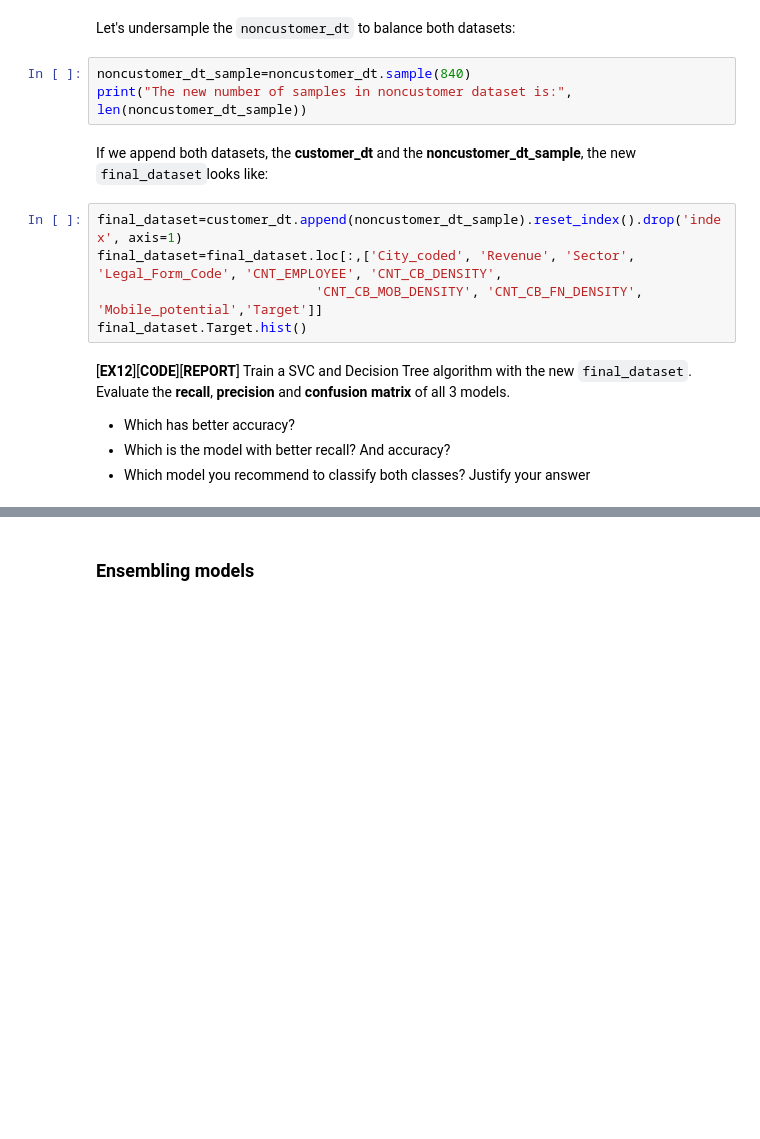
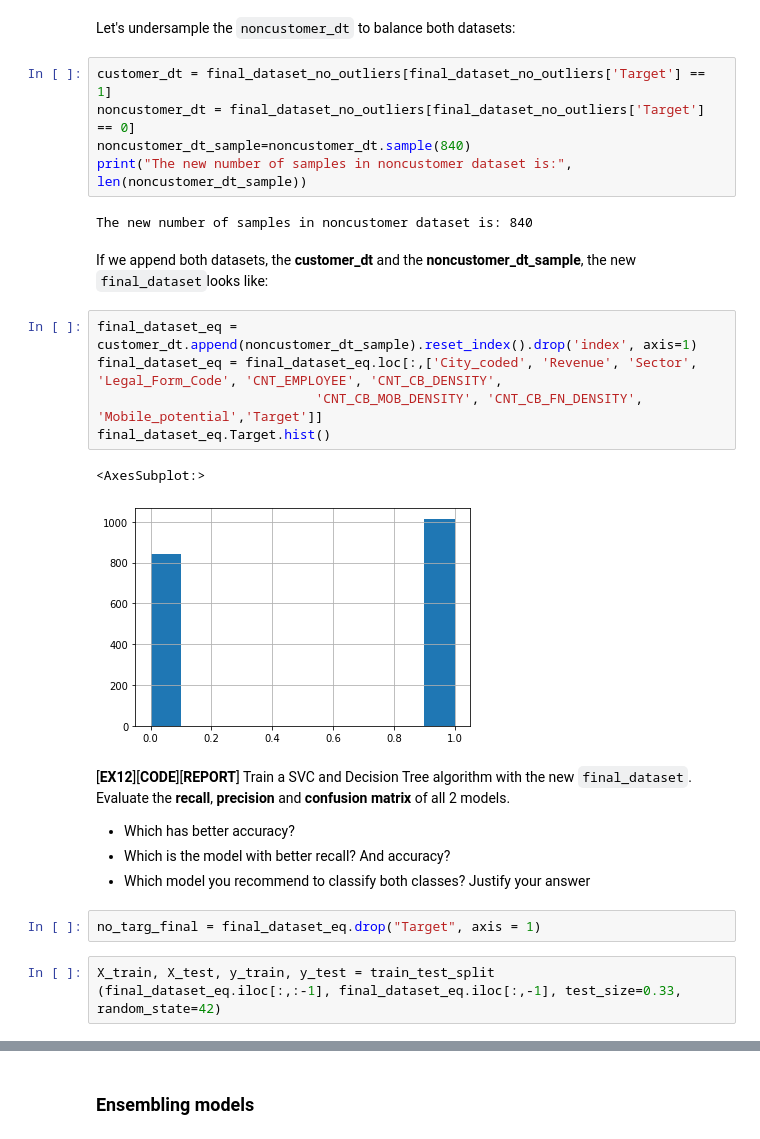
Before and after one commit to alex1162/Machine-Learning, a Jupyter notebook: PJ2/P02.ipynb, the cells around one changed output, grey strips where cells are left out. Saved outputs shown, nothing was run; the diff lists cells and outputs as text; blank space fills up the shorter version.

```diff
--- a/PJ2/P02.ipynb
+++ b/PJ2/P02.ipynb
@@ -637,17 +610,28 @@ Let's check the type of balancing we have in our training and test datasets.
 # %% [markdown]
 Let's undersample the `noncustomer_dt` to balance both datasets:
 # %%
+customer_dt = final_dataset_no_outliers[final_dataset_no_outliers['Target'] == 1]
+noncustomer_dt = final_dataset_no_outliers[final_dataset_no_outliers['Target'] == 0]
 noncustomer_dt_sample=noncustomer_dt.sample(840)
 print("The new number of samples in noncustomer dataset is:", len(noncustomer_dt_sample))
+# %% [output]
+The new number of samples in noncustomer dataset is: 840
 # %% [markdown]
 If we append both datasets, the **customer_dt** and the **noncustomer_dt_sample**, the new `final_dataset`looks like:
 # %%
-final_dataset=customer_dt.append(noncustomer_dt_sample).reset_index().drop('index', axis=1)
-final_dataset=final_dataset.loc[:,['City_coded', 'Revenue', 'Sector', 'Legal_Form_Code', 'CNT_EMPLOYEE', 'CNT_CB_DENSITY',
+final_dataset_eq = customer_dt.append(noncustomer_dt_sample).reset_index().drop('index', axis=1)
+final_dataset_eq = final_dataset_eq.loc[:,['City_coded', 'Revenue', 'Sector', 'Legal_Form_Code', 'CNT_EMPLOYEE', 'CNT_CB_DENSITY',
                             'CNT_CB_MOB_DENSITY', 'CNT_CB_FN_DENSITY', 'Mobile_potential','Target']]
-final_dataset.Target.hist()
+final_dataset_eq.Target.hist()
+# %% [output]
+<AxesSubplot:>
+[figure, added]
 # %% [markdown]
-[**EX12**][**CODE**][**REPORT**] Train a SVC and Decision Tree algorithm with the new `final_dataset`. Evaluate the **recall**, **precision** and **confusion matrix** of all 3 models.
+[**EX12**][**CODE**][**REPORT**] Train a SVC and Decision Tree algorithm with the new `final_dataset`. Evaluate the **recall**, **precision** and **confusion matrix** of all 2 models.
 - Which has better accuracy?
 - Which is the model with better recall? And accuracy?
 - Which model you recommend to classify both classes? Justify your answer
+# %%
+no_targ_final = final_dataset_eq.drop("Target", axis = 1)
+# %%
+X_train, X_test, y_train, y_test = train_test_split (final_dataset_eq.iloc[:,:-1], final_dataset_eq.iloc[:,-1], test_size=0.33, random_state=42)
```
Also changed, not shown: parts of 12 cells of this notebook.
